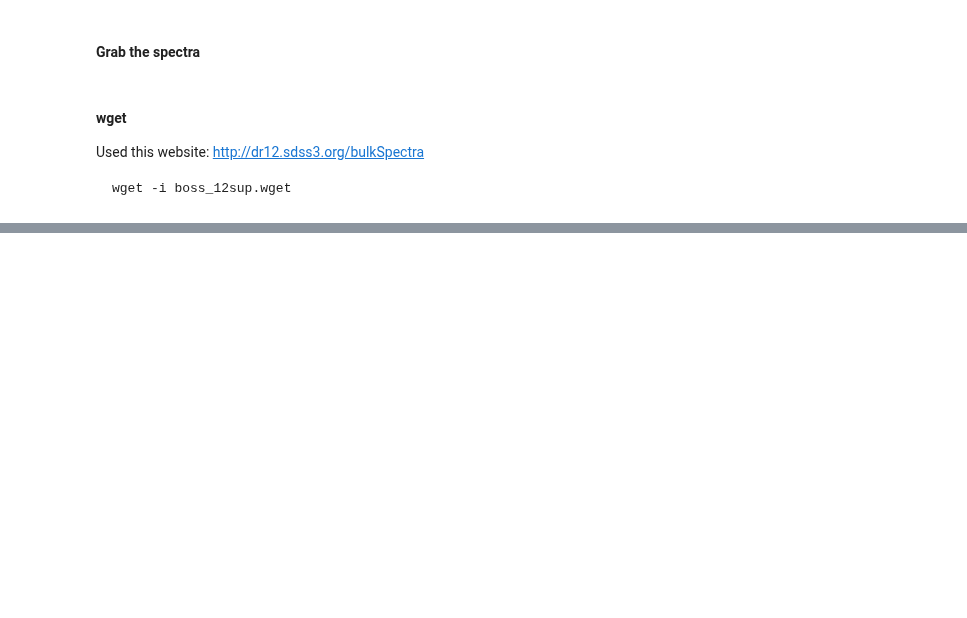
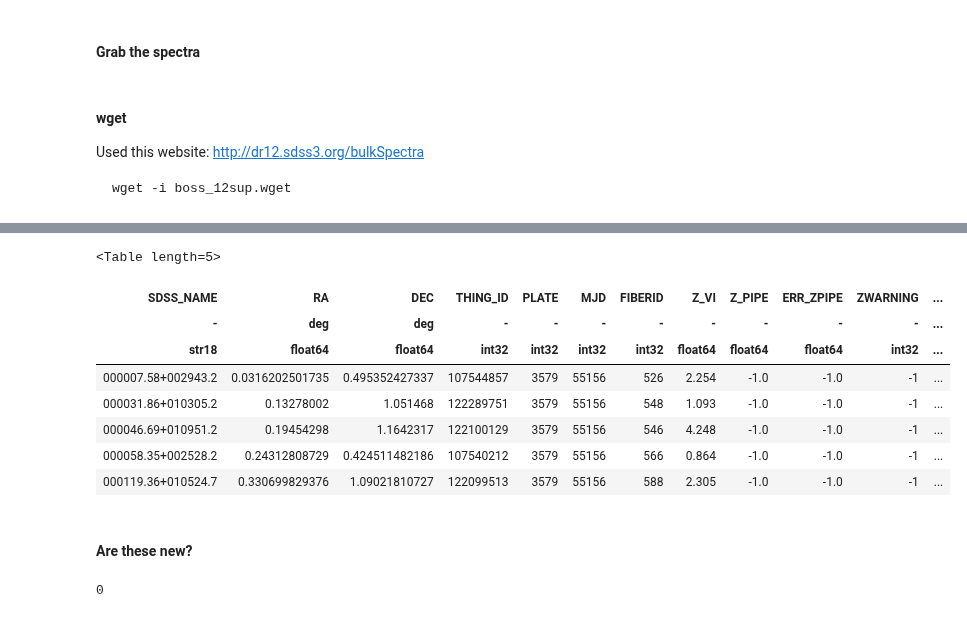
Before and after one commit to specdb/igmspec, a Jupyter notebook: docs/datasets/BOSS_DR12.ipynb, the cells around one changed output, grey strips where cells are left out. Drawn from its saved outputs; the diff is of its cells as text; code cells hidden in the pictures; blank space fills up the shorter version.

```diff
--- a/docs/datasets/BOSS_DR12.ipynb
+++ b/docs/datasets/BOSS_DR12.ipynb
@@ -110,0 +117,19 @@ Used this website:  http://dr12.sdss3.org/bulkSpectra
+# %%
+boss_supbad[0:5]
+# %% [output]
+<Table length=5>
+| SDSS_NAME | RA | DEC | THING_ID | PLATE | MJD | FIBERID | Z_VI | Z_PIPE | ERR_ZPIPE | ZWARNING | ... |
+| - | deg | deg | - | - | - | - | - | - | - | - | ... |
+| str18 | float64 | float64 | int32 | int32 | int32 | int32 | float64 | float64 | float64 | int32 | ... |
+| 000007.58+002943.2 | 0.0316202501735 | 0.495352427337 | 107544857 | 3579 | 55156 | 526 | 2.254 | -1.0 | -1.0 | -1 | ... |
+| 000031.86+010305.2 | 0.13278002 | 1.051468 | 122289751 | 3579 | 55156 | 548 | 1.093 | -1.0 | -1.0 | -1 | ... |
+| 000046.69+010951.2 | 0.19454298 | 1.1642317 | 122100129 | 3579 | 55156 | 546 | 4.248 | -1.0 | -1.0 | -1 | ... |
+| 000058.35+002528.2 | 0.24312808729 | 0.424511482186 | 107540212 | 3579 | 55156 | 566 | 0.864 | -1.0 | -1.0 | -1 | ... |
+| 000119.36+010524.7 | 0.330699829376 | 1.09021810727 | 122099513 | 3579 | 55156 | 588 | 2.305 | -1.0 | -1.0 | -1 | ... |
+# %% [markdown]
+#### Are these new?
+# %%
+mt = (boss_dr12['PLATE'] == 3579) & (boss_dr12['FIBERID'] == 526)
+np.sum(mt)
+# %% [output]
+0
```
Also changed, not shown: parts of 9 cells of this notebook, 2 other files.
